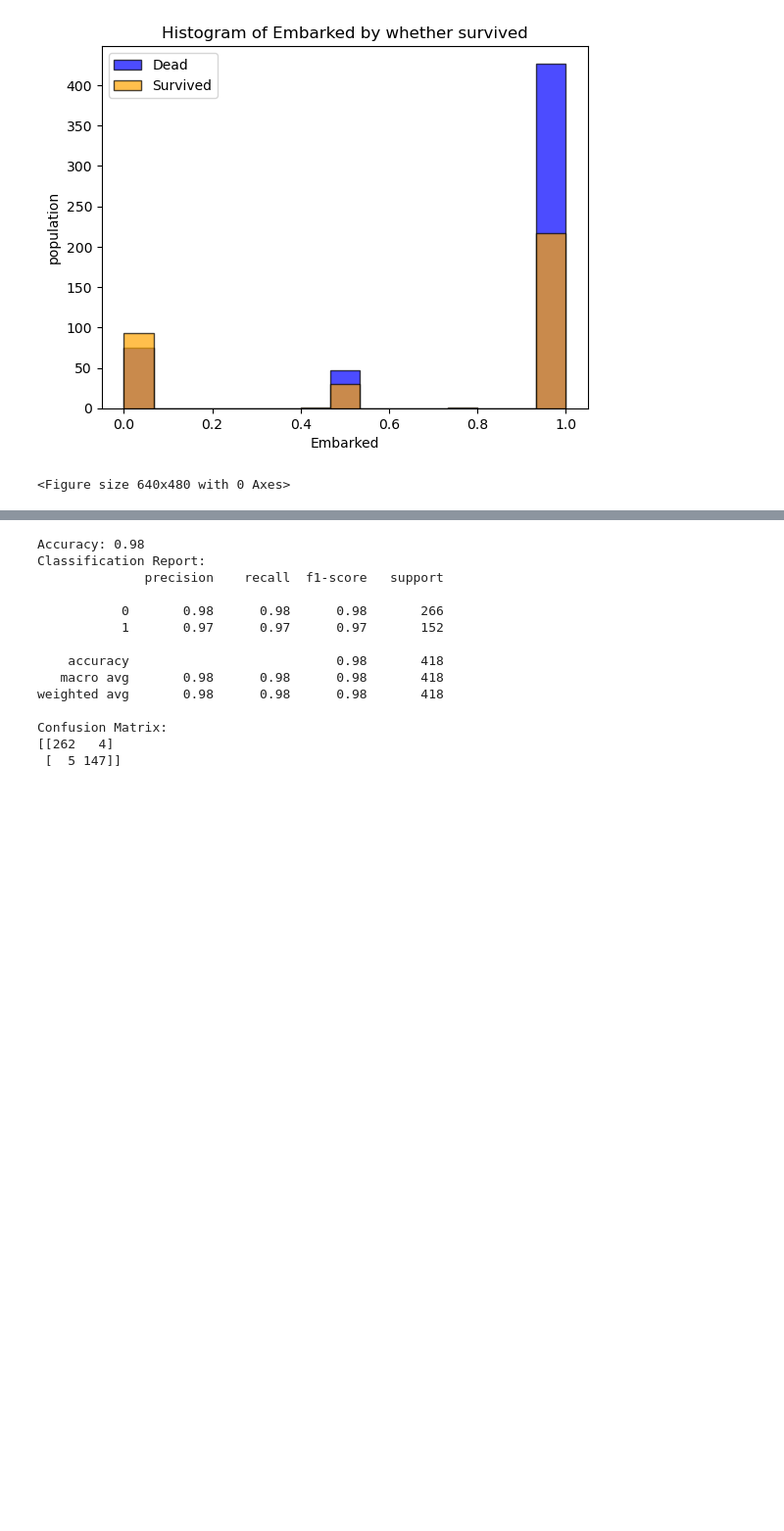
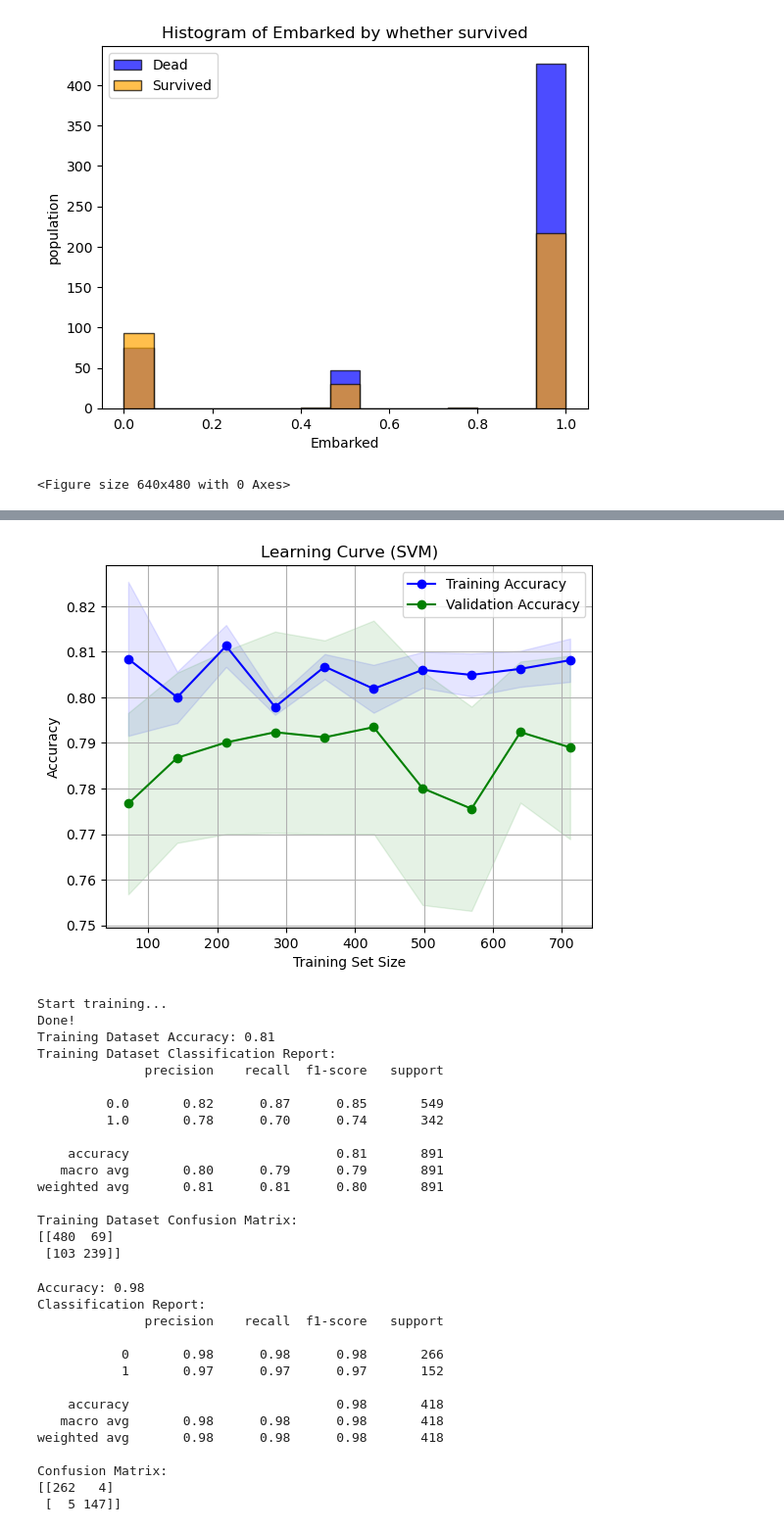
Before and after one commit to EpsilonZYJ/IntroductionToAI, a Jupyter notebook: Titanic.ipynb, the cells around one changed output, grey strips where cells are left out. Shown at 98% size. Saved outputs shown, nothing was run; the diff lists cells and outputs as text; code cells hidden in the pictures; blank space fills up the shorter version.

```diff
--- a/Titanic.ipynb
+++ b/Titanic.ipynb
@@ -267,3 +262,81 @@ Done!
+# %%
+SVM_model = SVC(
+    kernel='rbf',
+    gamma='scale',
+    C=1.0,
+    probability=True,
+    class_weight='balanced',
+    # class_weight={0: 1, 1: 4, 2: 0.5, 3: 0.8, 4:0.8, 5:0.7, 6:0.8},
+    tol=1e-5,
+    max_iter=-1
+)
+
+# 使用 learning_curve 计算训练集和验证集的准确率
+train_sizes, train_scores, test_scores = learning_curve(
+    estimator=SVM_model,
+    X=train_dataset,
+    y=train_label,
+    train_sizes=np.linspace(0.1, 1.0, 10),  # 训练集大小比例
+    cv=5,                                   # 5 折交叉验证
+    scoring='accuracy',                     # 使用准确率作为评分指标
+    n_jobs=-1                               # 并行计算
+)
+
+# 计算平均值和标准差
+train_mean = np.mean(train_scores, axis=1)
+train_std = np.std(train_scores, axis=1)
+test_mean = np.mean(test_scores, axis=1)
+test_std = np.std(test_scores, axis=1)
+
+# 绘制学习曲线
+plt.figure()
+plt.plot(train_sizes, train_mean, 'o-', color='blue', label='Training Accuracy')
+plt.fill_between(train_sizes, train_mean - train_std, train_mean + train_std, alpha=0.1, color='blue')
+plt.plot(train_sizes, test_mean, 'o-', color='green', label='Validation Accuracy')
+plt.fill_between(train_sizes, test_mean - test_std, test_mean + test_std, alpha=0.1, color='green')
+
+plt.title('Learning Curve (SVM)')
+plt.xlabel('Training Set Size')
+plt.ylabel('Accuracy')
+plt.legend(loc='best')
+plt.grid()
+plt.show()
+
+
+print("Start training...")
+SVM_model.fit(train_dataset, train_label)
+print("Done!")
+
+label_pred = SVM_model.predict(train_dataset)
+# 计算准确率
+accuracy = accuracy_score(train_label, label_pred)
+print(f"Training Dataset Accuracy: {accuracy:.2f}")
+
+# 打印分类报告
+print("Training Dataset Classification Report:")
+print(classification_report(train_label, label_pred))
+
+# 打印混淆矩阵
+print("Training Dataset Confusion Matrix:")
+print(confusion_matrix(train_label, label_pred))
+# %% [output]
+[figure, added]
+Start training...
+Done!
+Training Dataset Accuracy: 0.81
+Training Dataset Classification Report:
+              precision    recall  f1-score   support
+
+         0.0       0.82      0.87      0.85       549
+         1.0       0.78      0.70      0.74       342
+
+    accuracy                           0.81       891
+   macro avg       0.80      0.79      0.79       891
+weighted avg       0.81      0.81      0.80       891
+
+Training Dataset Confusion Matrix:
+[[480  69]
+ [103 239]]
 # %%
 label_pred = SVM_model.predict(test_dataset)
 
```
Also changed, not shown: parts of 11 cells of this notebook.
